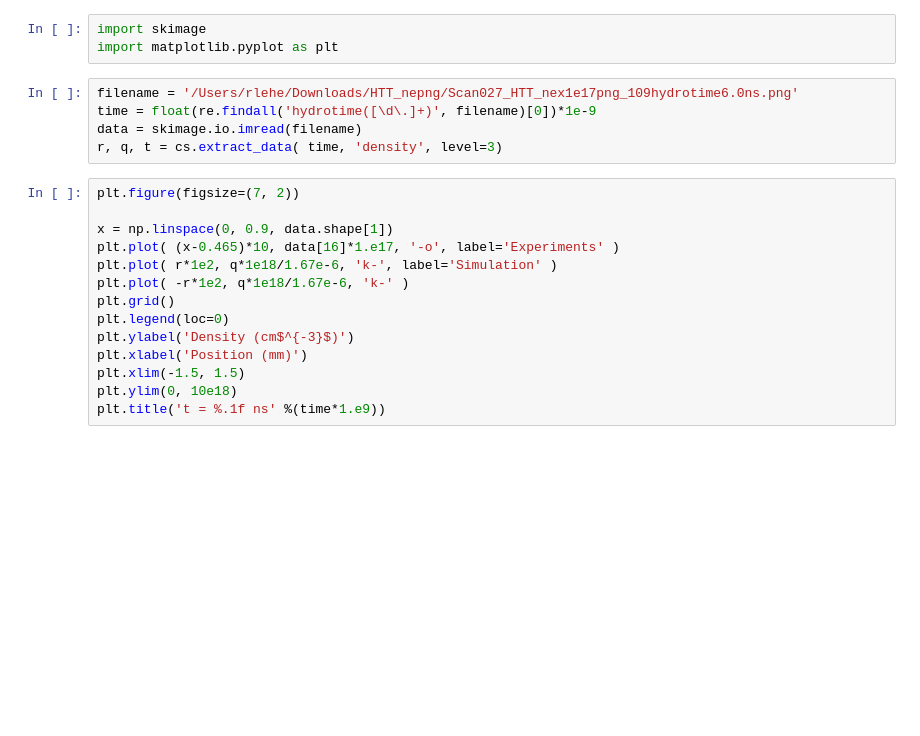
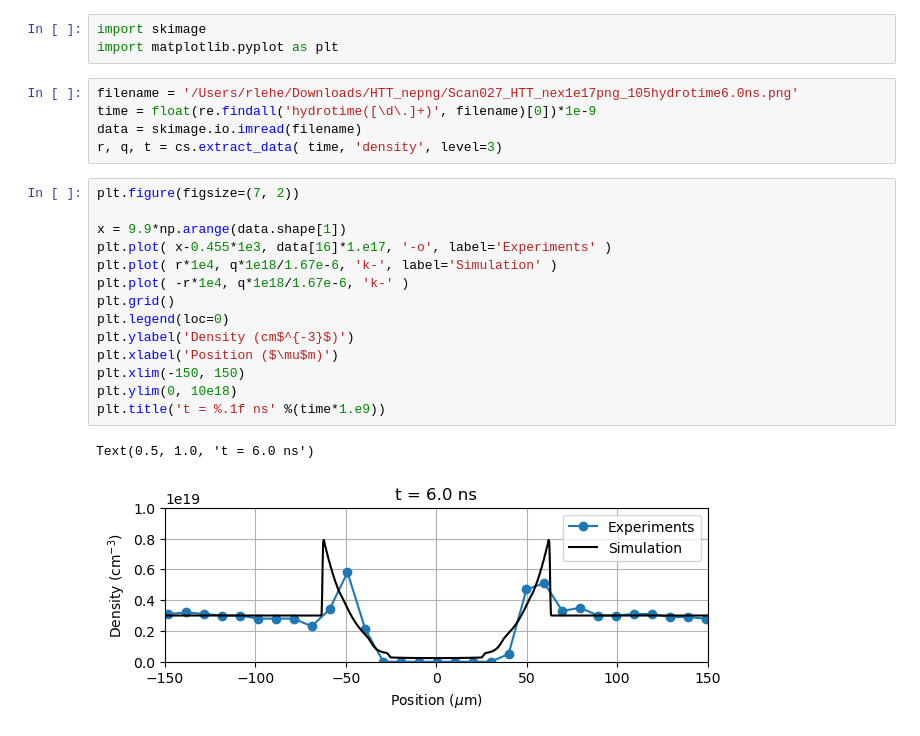
Before and after one commit to chequp-org/chequp, a Jupyter notebook: sim_folder/analysis/Analysis.ipynb, the cells around one changed output. Saved outputs shown, nothing was run; the diff lists cells and outputs as text; blank space fills up the shorter version.

```diff
--- a/sim_folder/analysis/Analysis.ipynb
+++ b/sim_folder/analysis/Analysis.ipynb
@@ -28,21 +29,24 @@ sol = SedovTalorProblem(gamma, E, rho)
 import skimage
 import matplotlib.pyplot as plt
 # %%
-filename = '/Users/rlehe/Downloads/HTT_nepng/Scan027_HTT_nex1e17png_109hydrotime6.0ns.png'
+filename = '/Users/rlehe/Downloads/HTT_nepng/Scan027_HTT_nex1e17png_105hydrotime6.0ns.png'
 time = float(re.findall('hydrotime([\d\.]+)', filename)[0])*1e-9
 data = skimage.io.imread(filename)
 r, q, t = cs.extract_data( time, 'density', level=3)
 # %%
 plt.figure(figsize=(7, 2))
 
-x = np.linspace(0, 0.9, data.shape[1])
-plt.plot( (x-0.465)*10, data[16]*1.e17, '-o', label='Experiments' )
-plt.plot( r*1e2, q*1e18/1.67e-6, 'k-', label='Simulation' )
-plt.plot( -r*1e2, q*1e18/1.67e-6, 'k-' )
+x = 9.9*np.arange(data.shape[1])
+plt.plot( x-0.455*1e3, data[16]*1.e17, '-o', label='Experiments' )
+plt.plot( r*1e4, q*1e18/1.67e-6, 'k-', label='Simulation' )
+plt.plot( -r*1e4, q*1e18/1.67e-6, 'k-' )
 plt.grid()
 plt.legend(loc=0)
 plt.ylabel('Density (cm$^{-3}$)')
-plt.xlabel('Position (mm)')
-plt.xlim(-1.5, 1.5)
+plt.xlabel('Position ($\mu$m)')
+plt.xlim(-150, 150)
 plt.ylim(0, 10e18)
 plt.title('t = %.1f ns' %(time*1.e9))
+# %% [output]
+Text(0.5, 1.0, 't = 6.0 ns')
+[figure, added]
```
Also changed, not shown: parts of 1 cell of this notebook, 1 other file.
